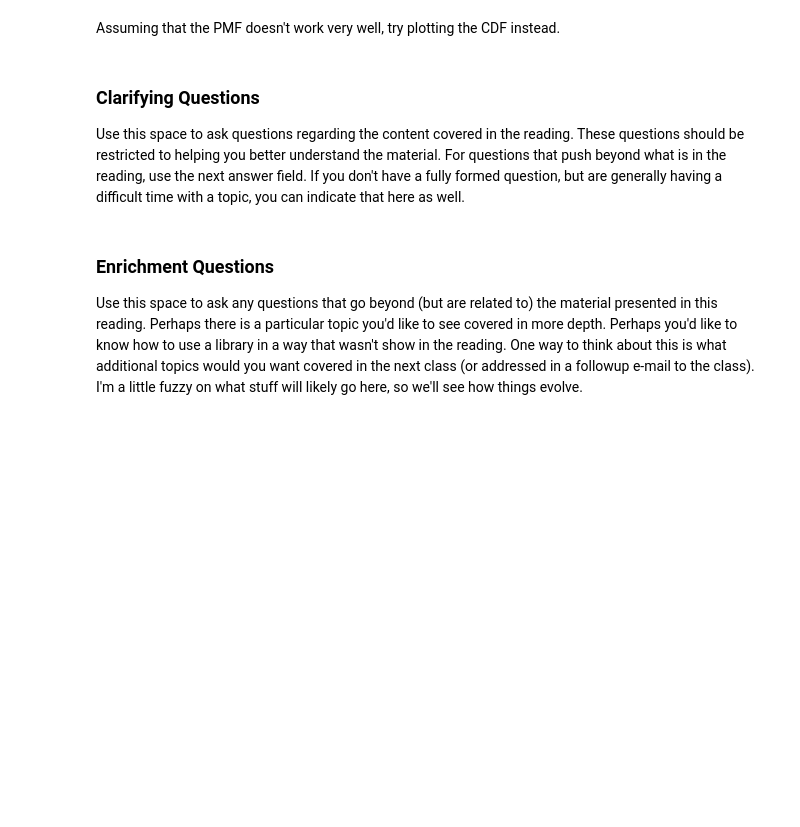
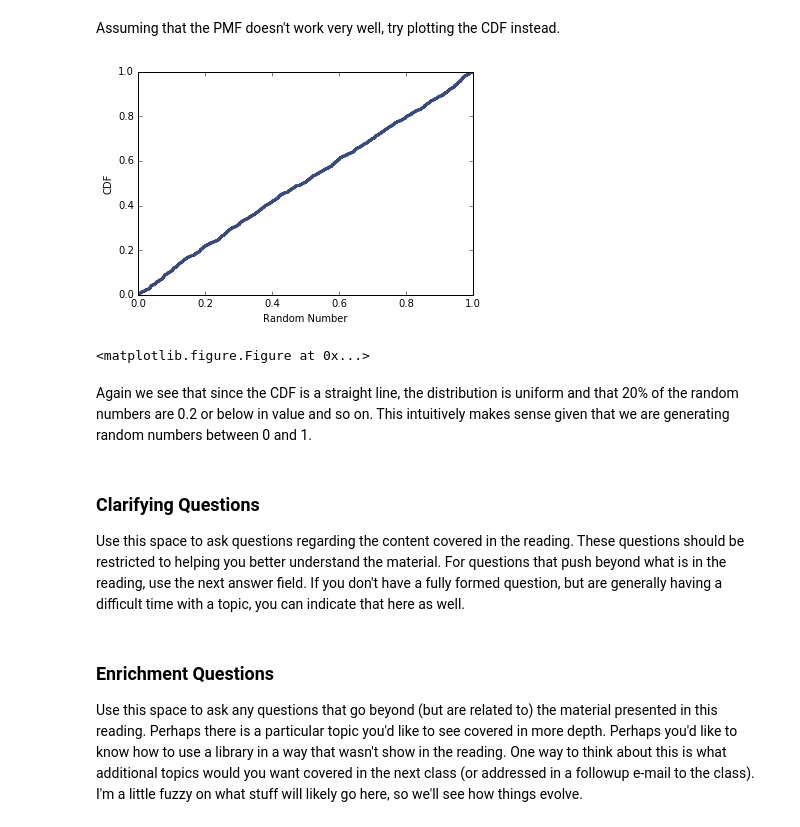
Before and after one commit to paulruvolo/DataScience16, a Jupyter notebook: ThinkStats2/chap04ex.ipynb, the cells around one changed output. Saved outputs shown, nothing was run; the diff lists cells and outputs as text; code cells hidden in the pictures; blank space fills up the shorter version.

```diff
--- a/ThinkStats2/chap04ex.ipynb
+++ b/ThinkStats2/chap04ex.ipynb
@@ -33,5 +100,14 @@ Generate 1000 random values using <tt>random.random()</tt> and plot their PMF.
 # %% [markdown]
 Assuming that the PMF doesn't work very well, try plotting the CDF instead.
+# %%
+cdf = thinkstats2.Cdf(rands)
+thinkplot.Cdf(cdf)
+thinkplot.show(xlabel='Random Number', ylabel='CDF')
+# %% [output]
+[figure, added]
+<matplotlib.figure.Figure at 0x...>
+# %% [markdown]
+Again we see that since the CDF is a straight line, the distribution is uniform and that 20% of the random numbers are 0.2 or below in value and so on. This intuitively makes sense given that we are generating random numbers between 0 and 1.
 # %% [markdown]
 ### Clarifying Questions
 
```
Also changed, not shown: parts of 14 cells of this notebook.
